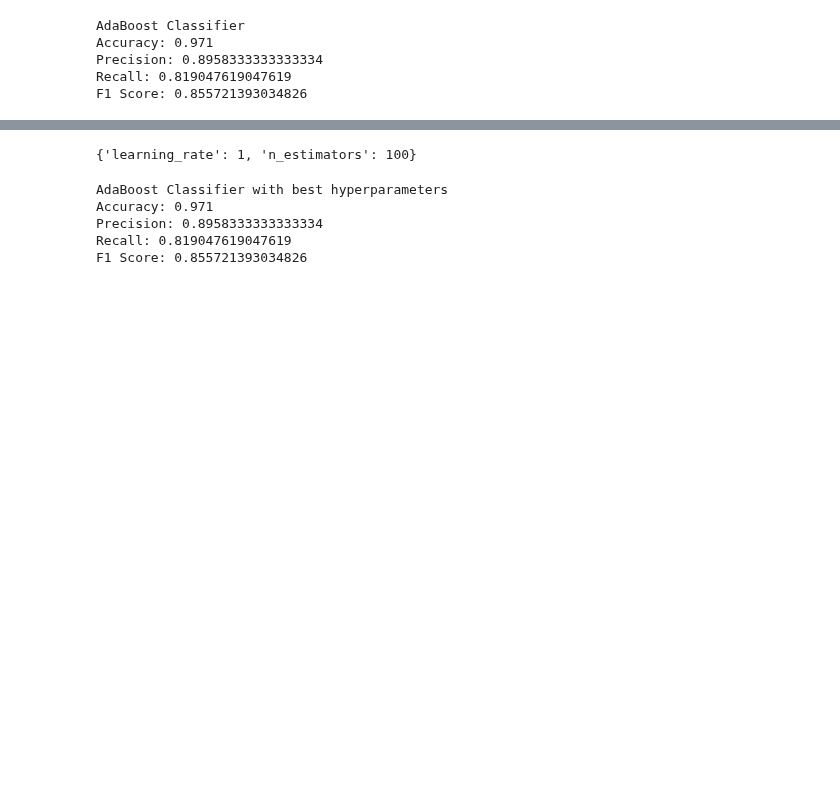
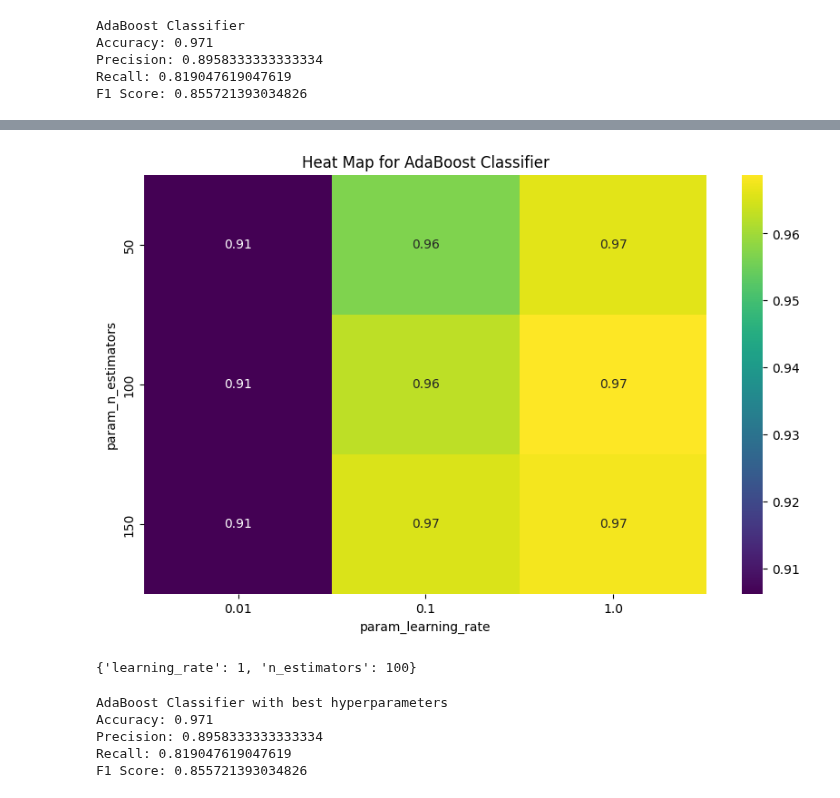
Before and after one commit to yahiaehab10/Ensemble-Models-Comparison, a Jupyter notebook: Bankloan_Dataset.ipynb, the cells around one changed output, grey strips where cells are left out. Drawn from its saved outputs; the diff is of its cells as text; code cells hidden in the pictures; blank space fills up the shorter version.

```diff
--- a/Bankloan_Dataset.ipynb
+++ b/Bankloan_Dataset.ipynb
@@ -255,16 +312,35 @@ ada_random_search.best_params_
 # %%
 import warnings
 
 # Suppress warnings
 warnings.filterwarnings("ignore")
 
 ada_grid_search = GridSearchCV(ada_model, param_grid=param_dist, cv=3, n_jobs=-1)
 
 ada_grid_search.fit(X_train, y_train)
 
-ada_grid_search.best_params_
+# Heat map for AdaBoost Classifier
+ada_grid_search_results = pd.DataFrame(ada_grid_search.cv_results_)
+ada_grid_search_results = ada_grid_search_results.sort_values(
+    by=["param_n_estimators", "param_learning_rate"]
+)
+
+ada_grid_search_results_pivot = ada_grid_search_results.pivot_table(
+    index="param_n_estimators",
+    columns="param_learning_rate",
+    values="mean_test_score",
+)
+
+plt.figure(figsize=(10, 6))
+sns.heatmap(ada_grid_search_results_pivot, annot=True, cmap="viridis")
+plt.title("Heat Map for AdaBoost Classifier")
+plt.show()
 # %% [output]
-{'learning_rate': 1, 'n_estimators': 100}
+[figure, added]
+# %%
+ada_grid_search.best_params_
+# %% [output]
+{'learning_rate': 1, 'n_estimators': 100}
 # %%
 # AdaBoost Classifier with best hyperparameters
 N_ESTIMATORS = 150
```
Also changed, not shown: parts of 11 cells of this notebook.
